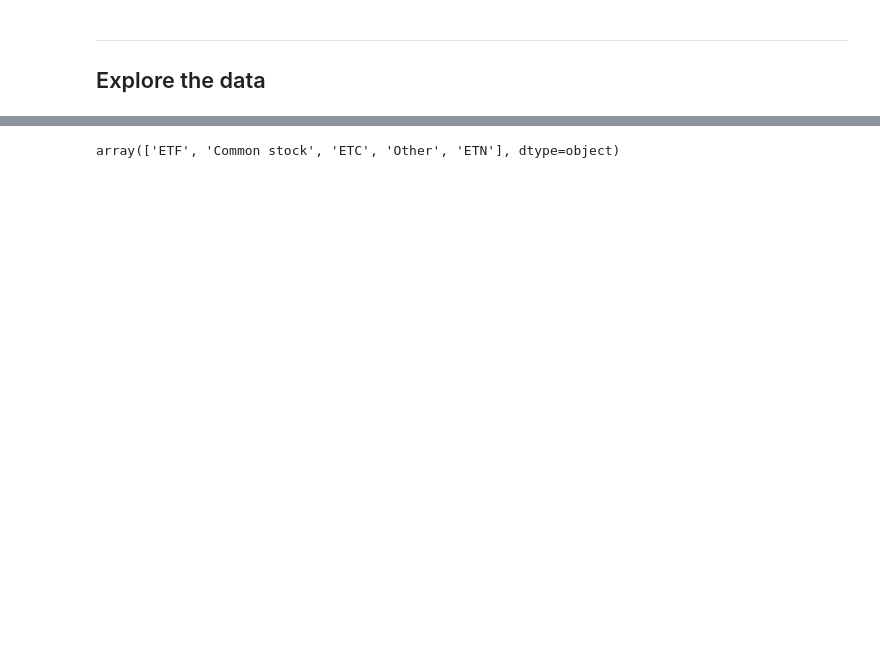
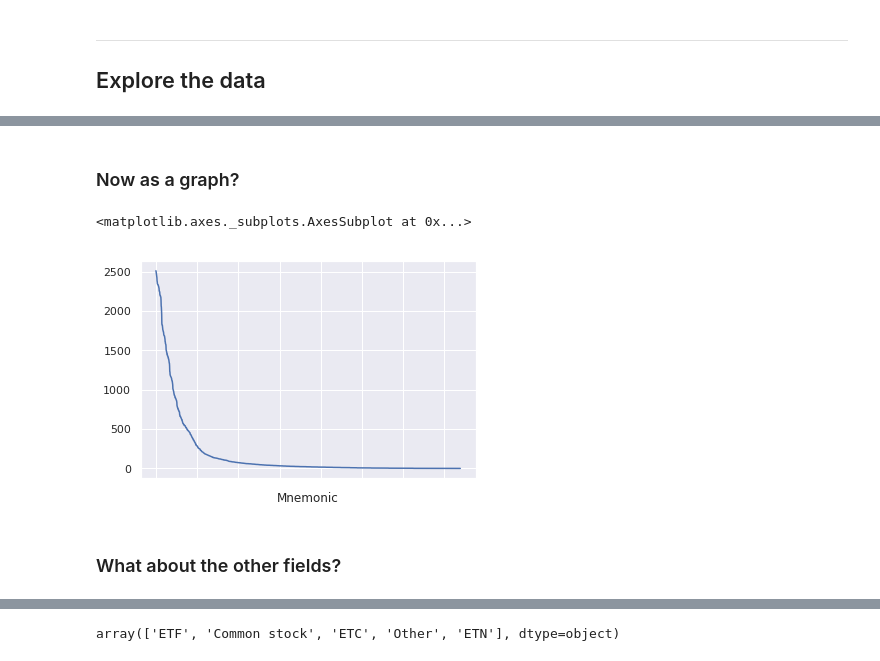
Before and after one commit to jpbarto/ml_feature_engineering, a Jupyter notebook: Feature Engineering Demonstration.ipynb, the cells around one changed output, grey strips where cells are left out. Cells and saved outputs as stored; diff of their text form; code cells hidden in the pictures; blank space fills up the shorter version.

```diff
--- a/Feature Engineering Demonstration.ipynb
+++ b/Feature Engineering Demonstration.ipynb
@@ -30,0 +81,3 @@ len(df.Mnemonic.unique())
+# %%
+series = df.groupby(df.Mnemonic).Mnemonic.count()
+series.sort_values (ascending=False)[:50]
@@ -31,2 +102,11 @@ len(df.Mnemonic.unique())
+# %% [markdown]
+### Now as a graph?
+# %%
+series.sort_values(ascending=False).plot(kind='line')
+# %% [output]
+<matplotlib.axes._subplots.AxesSubplot at 0x...>
+[figure, added]
+# %% [markdown]
+### What about the other fields?
 # %%
 len(df.SecurityDesc.unique())
```
Also changed, not shown: parts of 72 cells of this notebook.
